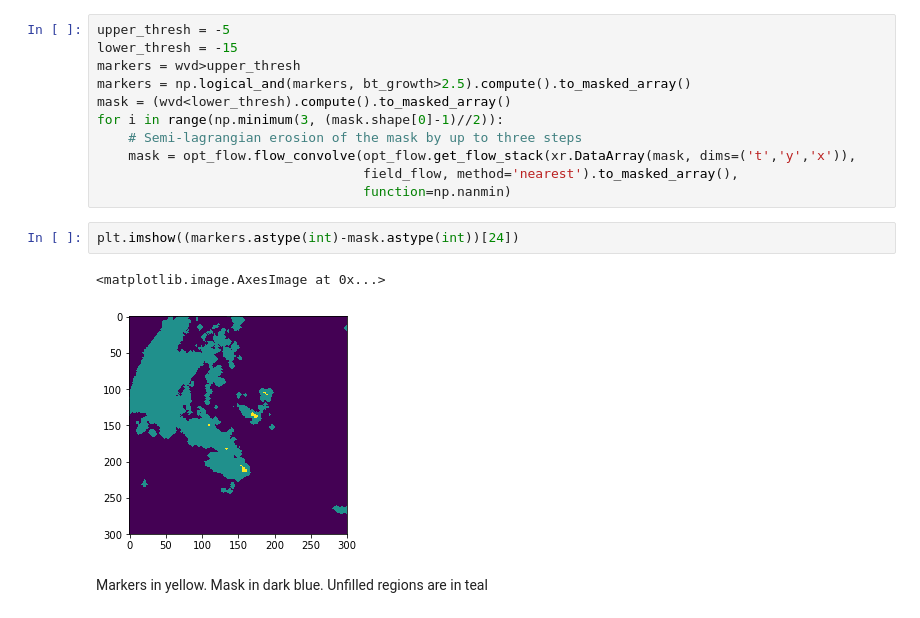
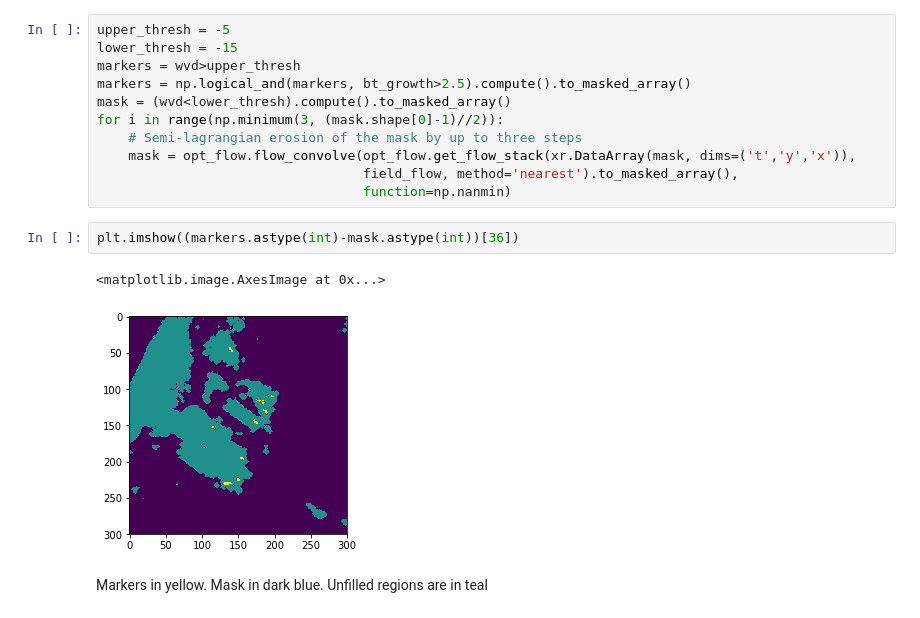
Before and after one commit to w-k-jones/python_toolbox, a Jupyter notebook: examples/Flow_tracking_example.ipynb, the cells around one changed output. Cells and saved outputs as stored; diff of their text form.

```diff
--- a/examples/Flow_tracking_example.ipynb
+++ b/examples/Flow_tracking_example.ipynb
@@ -268,10 +268,10 @@ for i in range(np.minimum(3, (mask.shape[0]-1)//2)):
                                   field_flow, method='nearest').to_masked_array(),
                                   function=np.nanmin)
 # %%
-plt.imshow((markers.astype(int)-mask.astype(int))[24])
+plt.imshow((markers.astype(int)-mask.astype(int))[36])
 # %% [output]
 <matplotlib.image.AxesImage at 0x...>
-[figure, old version]
+[figure, new version]
 # %% [markdown]
 Markers in yellow. Mask in dark blue. Unfilled regions are in teal
 # %%
```
Also changed, not shown: parts of 6 cells of this notebook, 2 other files.
